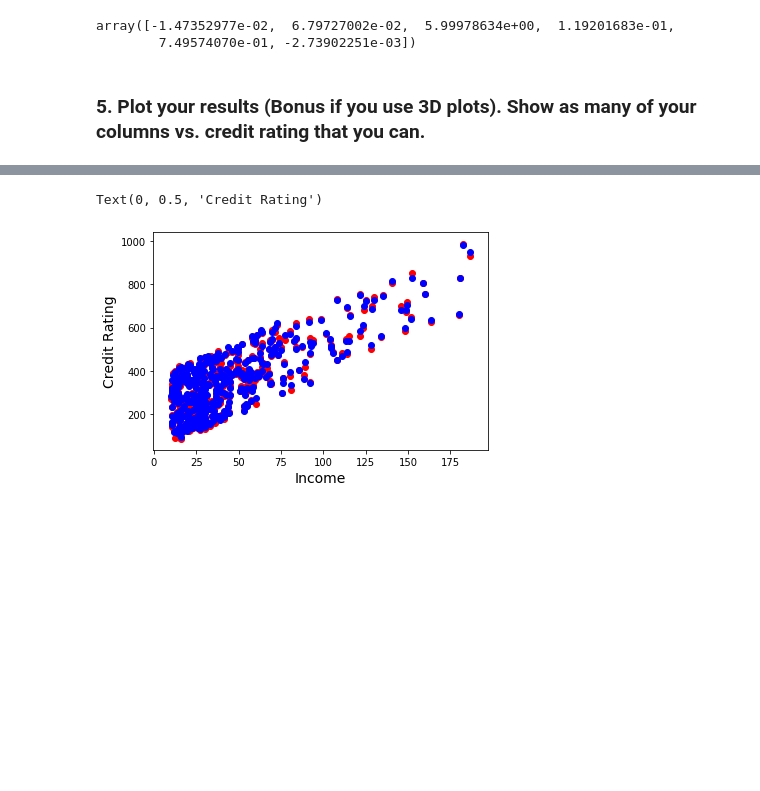
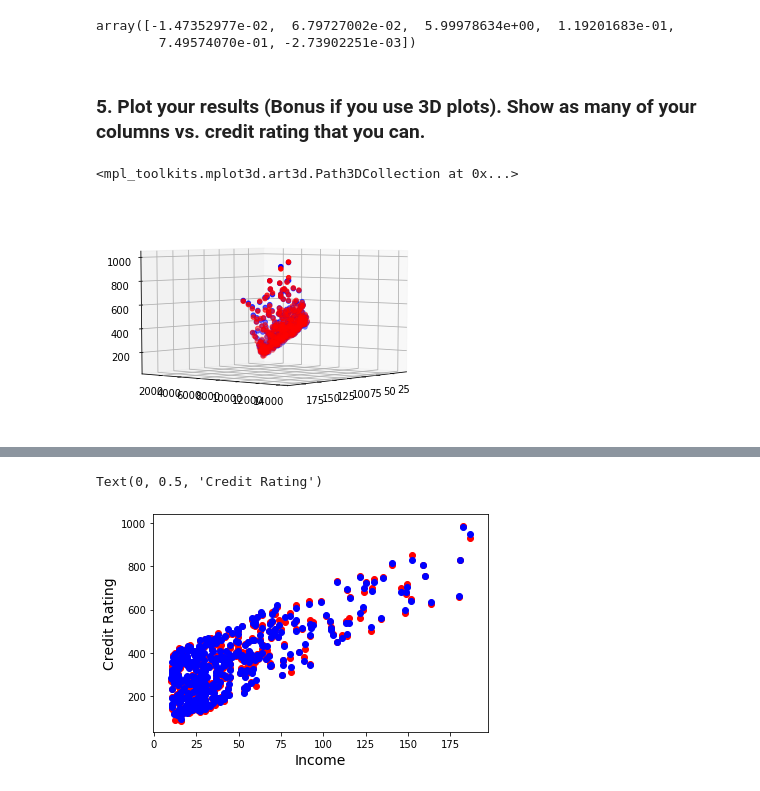
Before and after one commit to AndrewSherwood/machine-learning, a Jupyter notebook: ASherwoodWeek3Notebook.ipynb, the cells around one changed output, grey strips where cells are left out. Drawn from its saved outputs; the diff is of its cells as text; code cells hidden in the pictures; blank space fills up the shorter version.

```diff
--- a/ASherwoodWeek3Notebook.ipynb
+++ b/ASherwoodWeek3Notebook.ipynb
@@ -87,7 +90,7 @@ plt.scatter(x.T[2],y, c='blue')
 ## 4. Read in `mlnn/data/Credit.csv` with Pandas and create a model to predict Credit Rating (`Rating`). Use only the numeric columns in your model, but feel free to experiment which which columns you believe are better predicters of Credit Rating
 # %%
 import pandas as pd
-credit = pd.read_csv('../data/Credit.csv')
+credit = pd.read_csv('Credit.csv')
 credit.head()
 # %% [output]
 |  | Unnamed: 0 | Income | Limit | Rating | Cards | Age | Education | Gender | Student | Married | ... |
@@ -132,0 +139,9 @@ pred = np.dot(x,beta)
+# %%
+fig = plt.figure()
+ax = fig.add_subplot(111, projection='3d')
+ax.view_init(5, 40)
+ax.scatter(x.T[0], x.T[1], pred, zdir='z', c='r')
+ax.scatter(x.T[0], x.T[1], y, zdir='z', c='b')
+# %% [output]
+<mpl_toolkits.mplot3d.art3d.Path3DCollection at 0x...>
+[figure, added]
```
Also changed, not shown: parts of 16 cells of this notebook.
